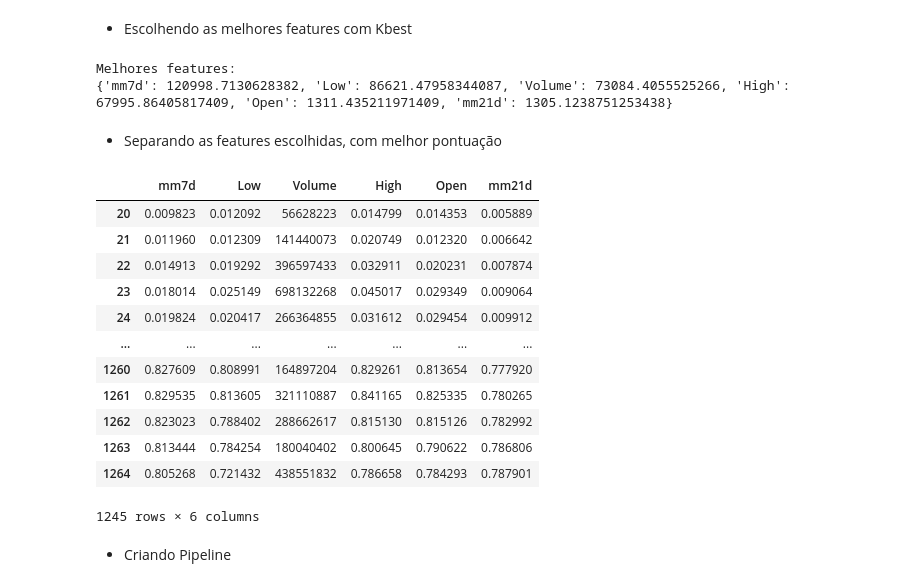
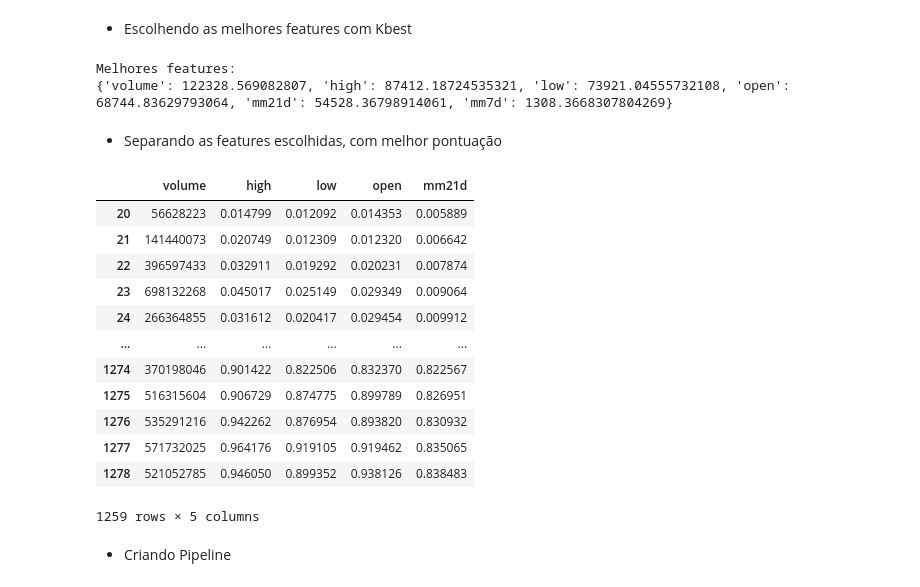
Before and after one commit to fabriciocovalesci/tcc_predict_crypto, a Jupyter notebook: model_predict/predict_crypto/polygon/Polygon_LR.ipynb, the cells around one changed output. Saved outputs shown, nothing was run; the diff lists cells and outputs as text; code cells hidden in the pictures.

```diff
--- a/model_predict/predict_crypto/polygon/Polygon_LR.ipynb
+++ b/model_predict/predict_crypto/polygon/Polygon_LR.ipynb
@@ -99,3 +98,5 @@ df_matic.reset_index(inplace=True)
+# %%
+df_matic.rename({'Date': 'timestamp', 'Open': 'open', 'High': 'high', 'Low': 'low', 'Adj Close': 'close', 'Volume': 'volume' }, axis=1, inplace=True)
 # %%
 df_matic.dtypes
 # %% [output]
@@ -111,12 +111,12 @@ dtype: object
 # %% [markdown]
 - Converter data
 # %%
-df_matic['Date'] = pd.to_datetime(df_matic['Date'], format="%Y-%m-%d")
+df_matic['timestamp'] = pd.to_datetime(df_matic['timestamp'], format="%Y-%m-%d")
 # %% [markdown]
 - Criar médias móveis de 7 dias e 21 dias
 # %%
-df_matic['mm7d'] = df_matic['Adj Close'].rolling(7).mean()
-df_matic['mm21d'] = df_matic['Adj Close'].rolling(21).mean()
+df_matic['mm7d'] = df_matic['close'].rolling(7).mean()
+df_matic['mm21d'] = df_matic['close'].rolling(21).mean()
 
 df_matic.tail()
 # %% [output]
@@ -167,6 +167,6 @@ create_plot_custom("M", 2021, "bar")
 # %% [markdown]
 - Empurrando para frente os valores da criptomoeda
 # %%
-df_matic['Adj Close'] = df_matic['Adj Close'].shift(-1)
+df_matic['close'] = df_matic['close'].shift(-1)
 df_matic.tail()
 # %% [output]
@@ -226,7 +226,7 @@ labels = df_matic['Adj Close']
 # %% [markdown]
 - Escolhendo as melhores features com Kbest
 # %%
-features_list = ('Date', 'Open', 'High', 'Low', 'Volume', 'mm7d', 'mm21d')
+features_list = ('timestamp', 'open', 'high', 'low', 'volume', 'mm7d', 'mm21d')
 
 selector = SelectKBest(score_func=f_regression, k='all').fit(features, labels)
 x_new = selector.transform(features)
@@ -242,26 +242,26 @@ print("Melhores features:")
 print(k_best_features_final)
 # %% [output]
 Melhores features:
-{'mm7d': 120998.7130628382, 'Low': 86621.47958344087, 'Volume': 73084.4055525266, 'High': 67995.86405817409, 'Open': 1311.435211971409, 'mm21d': 1305.1238751253438}
+{'volume': 122328.569082807, 'high': 87412.18724535321, 'low': 73921.04555732108, 'open': 68744.83629793064, 'mm21d': 54528.36798914061, 'mm7d': 1308.3668307804269}
 # %% [markdown]
 - Separando as features escolhidas, com melhor pontuação
 # %%
-features = df_matic.loc[:,['mm7d','Low', 'Volume', 'High', 'Open', 'mm21d']]
+features = df_matic.loc[:,['volume','high', 'low', 'open', 'mm21d']]
 features
 # %% [output]
-|  | mm7d | Low | Volume | High | Open | mm21d |
-| 20 | 0.009823 | 0.012092 | 56628223 | 0.014799 | 0.014353 | 0.005889 |
-| 21 | 0.011960 | 0.012309 | 141440073 | 0.020749 | 0.012320 | 0.006642 |
-| 22 | 0.014913 | 0.019292 | 396597433 | 0.032911 | 0.020231 | 0.007874 |
-| 23 | 0.018014 | 0.025149 | 698132268 | 0.045017 | 0.029349 | 0.009064 |
-| 24 | 0.019824 | 0.020417 | 266364855 | 0.031612 | 0.029454 | 0.009912 |
-| ... | ... | ... | ... | ... | ... | ... |
-| 1260 | 0.827609 | 0.808991 | 164897204 | 0.829261 | 0.813654 | 0.777920 |
-| 1261 | 0.829535 | 0.813605 | 321110887 | 0.841165 | 0.825335 | 0.780265 |
-| 1262 | 0.823023 | 0.788402 | 288662617 | 0.815130 | 0.815126 | 0.782992 |
-| 1263 | 0.813444 | 0.784254 | 180040402 | 0.800645 | 0.790622 | 0.786806 |
-| 1264 | 0.805268 | 0.721432 | 438551832 | 0.786658 | 0.784293 | 0.787901 |
+|  | volume | high | low | open | mm21d |
+| 20 | 56628223 | 0.014799 | 0.012092 | 0.014353 | 0.005889 |
+| 21 | 141440073 | 0.020749 | 0.012309 | 0.012320 | 0.006642 |
+| 22 | 396597433 | 0.032911 | 0.019292 | 0.020231 | 0.007874 |
+| 23 | 698132268 | 0.045017 | 0.025149 | 0.029349 | 0.009064 |
+| 24 | 266364855 | 0.031612 | 0.020417 | 0.029454 | 0.009912 |
+| ... | ... | ... | ... | ... | ... |
+| 1274 | 370198046 | 0.901422 | 0.822506 | 0.832370 | 0.822567 |
+| 1275 | 516315604 | 0.906729 | 0.874775 | 0.899789 | 0.826951 |
+| 1276 | 535291216 | 0.942262 | 0.876954 | 0.893820 | 0.830932 |
+| 1277 | 571732025 | 0.964176 | 0.919105 | 0.919462 | 0.835065 |
+| 1278 | 521052785 | 0.946050 | 0.899352 | 0.938126 | 0.838483 |
-1245 rows × 6 columns
+1259 rows × 5 columns
 # %% [markdown]
 - Criando Pipeline
 # %%
```
Also changed, not shown: parts of 25 cells of this notebook.
